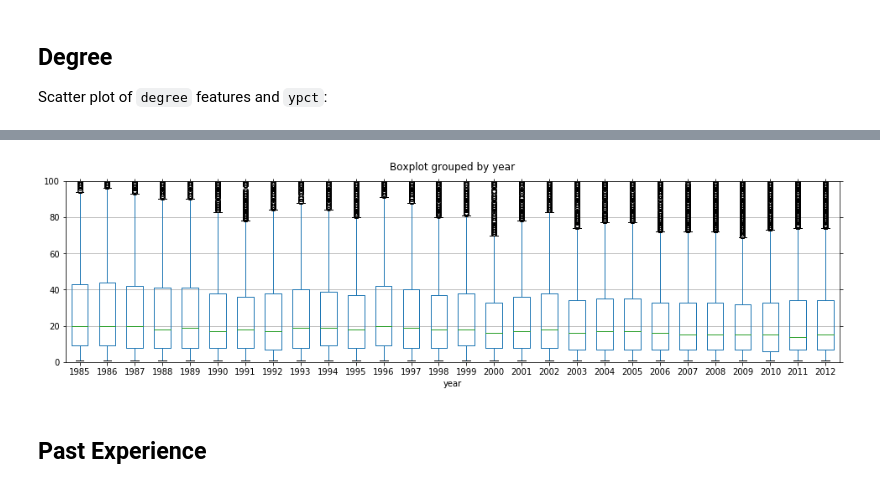
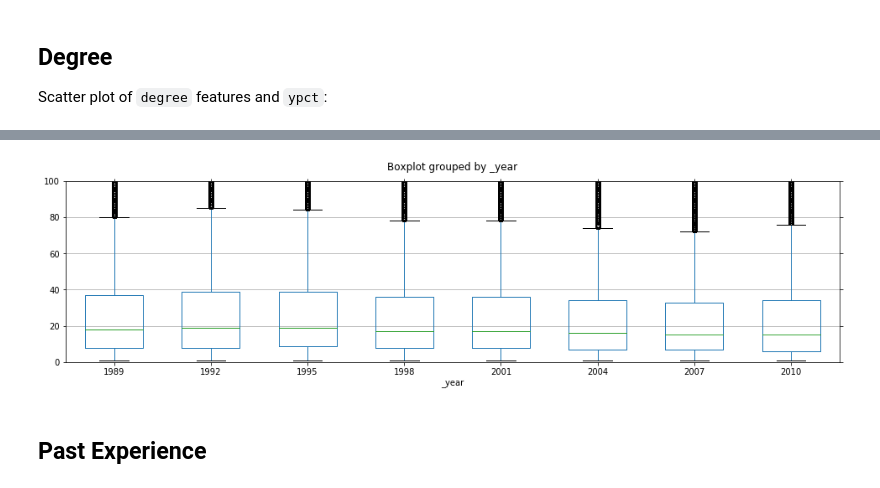
Before and after one commit to code-energy/teamspector, a Jupyter notebook: teamspector/datasets/imdbws/visualizations/eda-experiment.ipynb, the cells around one changed output, grey strips where cells are left out. Cells and saved outputs as stored; diff of their text form; code cells hidden in the pictures.

```diff
--- a/teamspector/datasets/imdbws/visualizations/eda-experiment.ipynb
+++ b/teamspector/datasets/imdbws/visualizations/eda-experiment.ipynb
@@ -308,7 +307,5 @@ ax = df.hist('team_size', log=True, bins=20, figsize=(15,4))
 # %%
-df['_year'] = df.year.map(lambda x: x - (x % 3 ))
-
-ax = df.boxplot('team_size', by='year', figsize=(16,4), widths=0.6)
+ax = df.boxplot('team_size', by='_year', figsize=(16,4), widths=0.6)
 ax.tick_params(which='both', bottom='off', top='off', left='off', right='off')
 ax.set_title('')
 ax.set_ylim(2, 20)
@@ -366,7 +363,5 @@ dfx[f].corr()
 # %%
-df['_year'] = df.year.map(lambda x: x - (x % 3 ))
-
-ax = df.boxplot('ego_network_constraint_mean', by='year', figsize=(16,4), widths=0.6)
+ax = df.boxplot('ego_network_constraint_mean', by='_year', figsize=(16,4), widths=0.6)
 ax.tick_params(which='both', bottom='off', top='off', left='off', right='off')
 ax.set_title('')
 ax.xaxis.grid(False)
@@ -422,7 +417,5 @@ dfx[f].corr()
 # %%
-df['_year'] = df.year.map(lambda x: x - (x % 3 ))
-
-ax = df.boxplot('pair_shared_collaborators_maximum', by='year', figsize=(16,4), widths=0.6)
+ax = df.boxplot('pair_shared_collaborators_maximum', by='_year', figsize=(16,4), widths=0.6)
 ax.tick_params(which='both', bottom='off', top='off', left='off', right='off')
 ax.set_title('')
 ax.set_ylim(0, 20)
@@ -479,7 +472,5 @@ dfx[f].corr()
 # %%
-df['_year'] = df.year.map(lambda x: x - (x % 3 ))
-
-ax = df.boxplot('pair_neighbour_overlap_maximum', by='year', figsize=(16,4), widths=0.6)
+ax = df.boxplot('pair_neighbour_overlap_maximum', by='_year', figsize=(16,4), widths=0.6)
 ax.tick_params(which='both', bottom='off', top='off', left='off', right='off')
 ax.set_title('')
 ax.xaxis.grid(False)
@@ -537,13 +528,11 @@ dfx[f].corr()
 # %%
-df['_year'] = df.year.map(lambda x: x - (x % 3 ))
-
-ax = df.boxplot('team_degree', by='year', figsize=(16,4), widths=0.6)
+ax = df.boxplot('team_degree', by='_year', figsize=(16,4), widths=0.6)
 ax.tick_params(which='both', bottom='off', top='off', left='off', right='off')
 ax.set_title('')
 ax.set_ylim(0, 100)
 ax.xaxis.grid(False)
 # %% [output]
-[figure, old version]
+[figure, new version]
 # %% [markdown]
 ## Past Experience
 # %%
```
Also changed, not shown: parts of 67 cells of this notebook.
